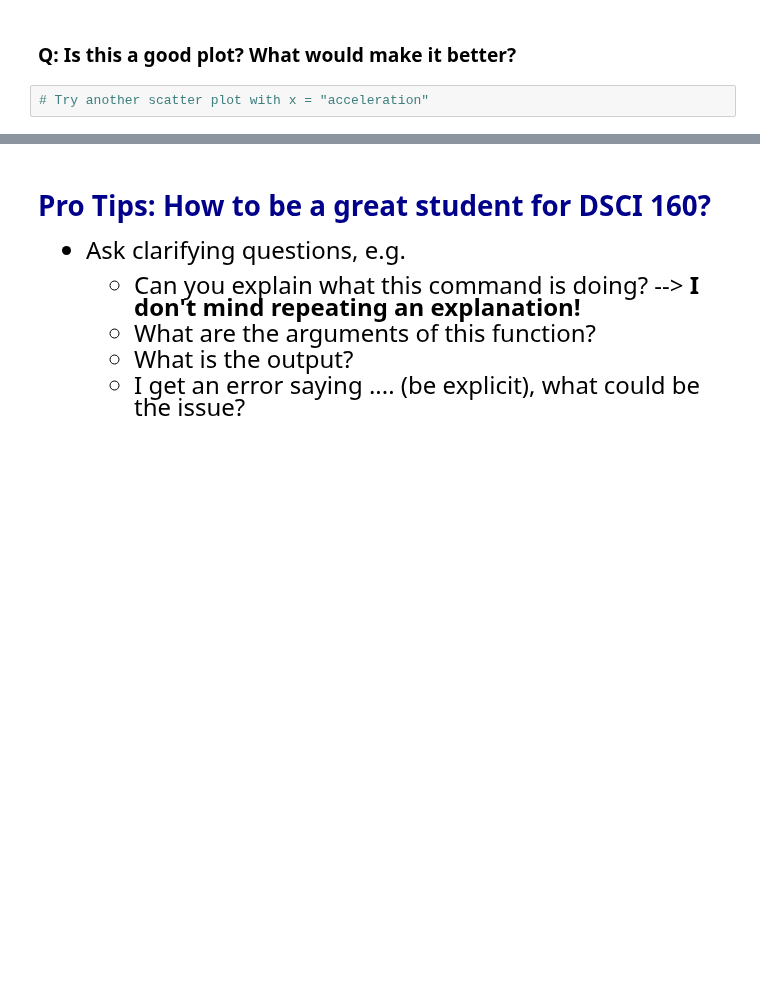
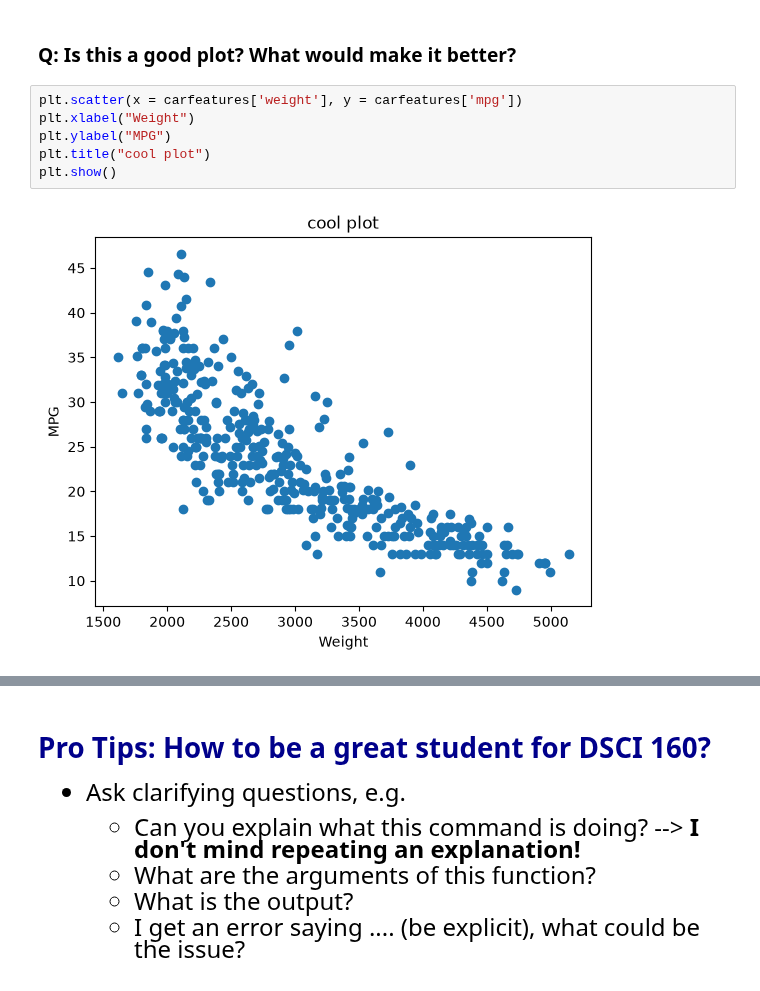
Before and after one commit to ylang100/datasci185fall2026, a Jupyter notebook: Lecture_01/Lecture01copy.ipynb, the cells around one changed output, grey strips where cells are left out. Cells and saved outputs as stored; diff of their text form; blank space fills up the shorter version.

```diff
--- a/Lecture_01/Lecture01copy.ipynb
+++ b/Lecture_01/Lecture01copy.ipynb
@@ -280,4 +385,10 @@ plt.show()
 # %% [markdown]
 ### **Q**: Is this a good plot? What would make it better?
-# %%
-# Try another scatter plot with x = "acceleration"
+# %%
+plt.scatter(x = carfeatures['weight'], y = carfeatures['mpg'])
+plt.xlabel("Weight")
+plt.ylabel("MPG")
+plt.title("cool plot")
+plt.show()
+# %% [output]
+[figure, added]
```
Also changed, not shown: parts of 12 cells of this notebook, 1 other file.
